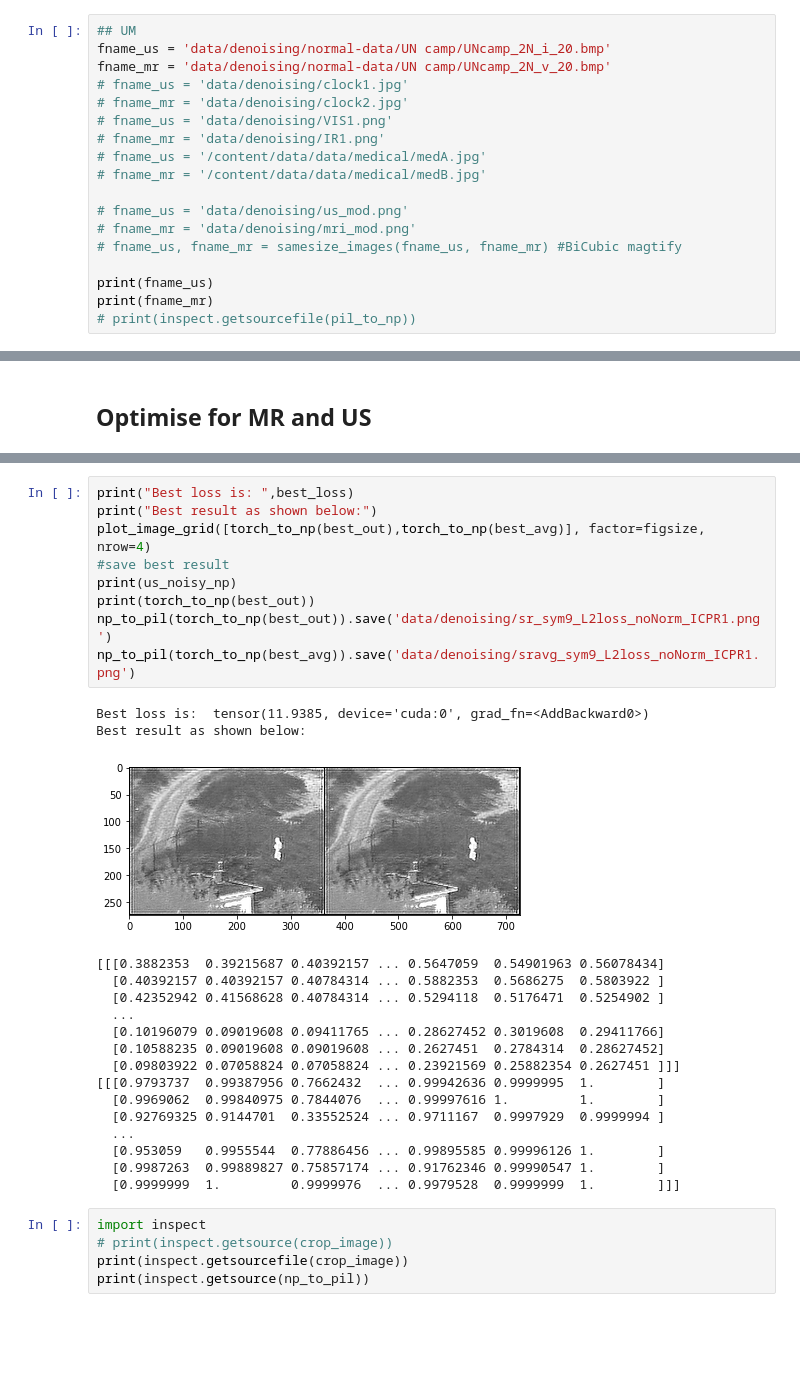
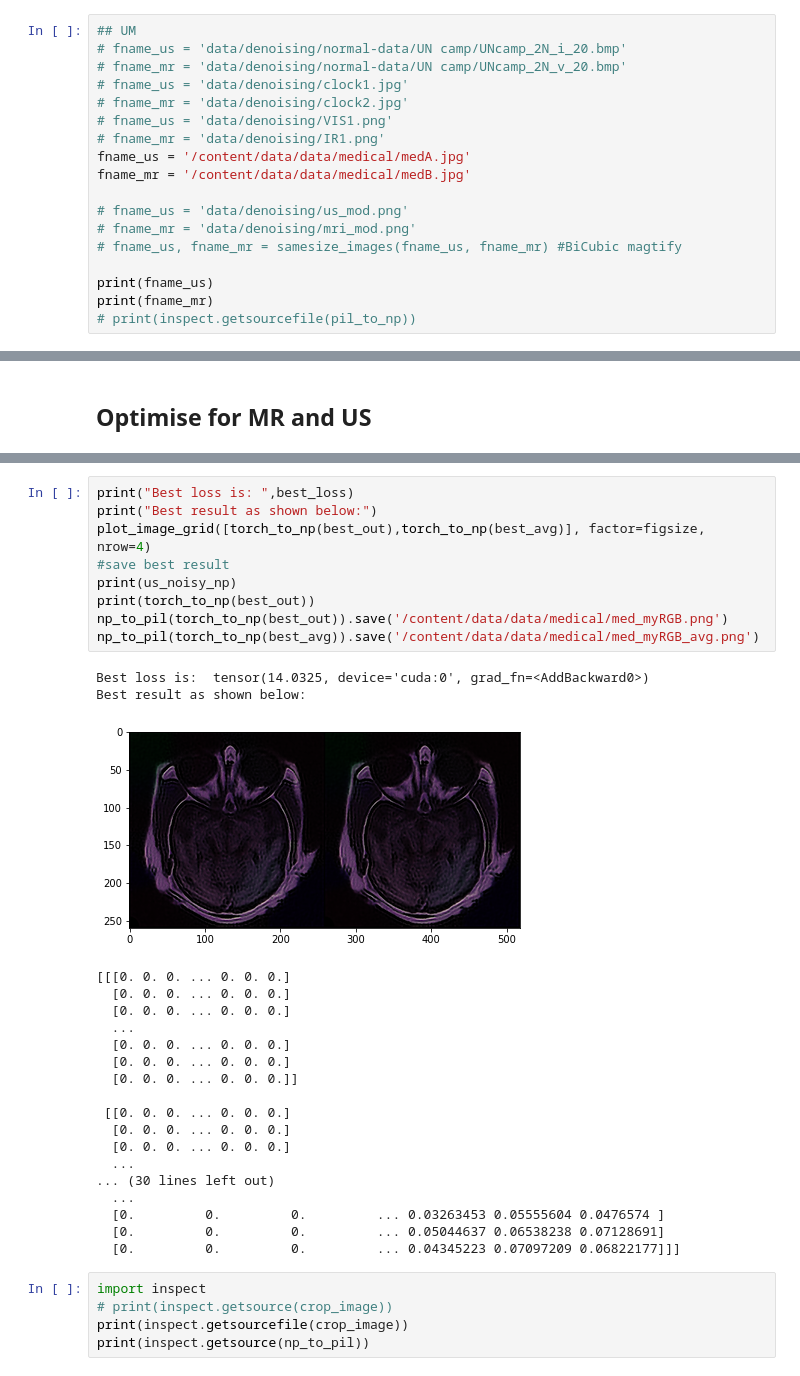
Before and after one commit to maxudong1993/deep-image-prior, a Jupyter notebook: sr_net_L2loss_noNorm_RGB.ipynb, the cells around one changed output, grey strips where cells are left out. Cells and saved outputs as stored; diff of their text form; blank space fills up the shorter version.

```diff
--- a/sr_net_L2loss_noNorm_RGB.ipynb
+++ b/sr_net_L2loss_noNorm_RGB.ipynb
@@ -82,14 +82,14 @@ sigma = 25
 sigma_ = sigma/255.
 # %%
 ## UM
-fname_us = 'data/denoising/normal-data/UN camp/UNcamp_2N_i_20.bmp'
-fname_mr = 'data/denoising/normal-data/UN camp/UNcamp_2N_v_20.bmp'
+# fname_us = 'data/denoising/normal-data/UN camp/UNcamp_2N_i_20.bmp'
+# fname_mr = 'data/denoising/normal-data/UN camp/UNcamp_2N_v_20.bmp'
 # fname_us = 'data/denoising/clock1.jpg'
 # fname_mr = 'data/denoising/clock2.jpg'
 # fname_us = 'data/denoising/VIS1.png'
 # fname_mr = 'data/denoising/IR1.png'
-# fname_us = '/content/data/data/medical/medA.jpg'
-# fname_mr = '/content/data/data/medical/medB.jpg'
+fname_us = '/content/data/data/medical/medA.jpg'
+fname_mr = '/content/data/data/medical/medB.jpg'
 
 # fname_us = 'data/denoising/us_mod.png'
 # fname_mr = 'data/denoising/mri_mod.png'
@@ -458,30 +473,33 @@ KeyboardInterrupt: ignored
 # %%
 print("Best loss is: ",best_loss)
 print("Best result as shown below:")
 plot_image_grid([torch_to_np(best_out),torch_to_np(best_avg)], factor=figsize, nrow=4)
 #save best result
 print(us_noisy_np)
 print(torch_to_np(best_out))
-np_to_pil(torch_to_np(best_out)).save('data/denoising/sr_sym9_L2loss_noNorm_ICPR1.png')
-np_to_pil(torch_to_np(best_avg)).save('data/denoising/sravg_sym9_L2loss_noNorm_ICPR1.png')
+np_to_pil(torch_to_np(best_out)).save('/content/data/data/medical/med_myRGB.png')
+np_to_pil(torch_to_np(best_avg)).save('/content/data/data/medical/med_myRGB_avg.png')
 # %% [output]
-Best loss is:  tensor(11.9385, device='cuda:0', grad_fn=<AddBackward0>)
+Best loss is:  tensor(14.0325, device='cuda:0', grad_fn=<AddBackward0>)
 Best result as shown below:
-[figure, old version]
+[figure, new version]
-[[[0.3882353  0.39215687 0.40392157 ... 0.5647059  0.54901963 0.56078434]
-  [0.40392157 0.40392157 0.40784314 ... 0.5882353  0.5686275  0.5803922 ]
-  [0.42352942 0.41568628 0.40784314 ... 0.5294118  0.5176471  0.5254902 ]
+[[[0. 0. 0. ... 0. 0. 0.]
+  [0. 0. 0. ... 0. 0. 0.]
+  [0. 0. 0. ... 0. 0. 0.]
   ...
-  [0.10196079 0.09019608 0.09411765 ... 0.28627452 0.3019608  0.29411766]
-  [0.10588235 0.09019608 0.09019608 ... 0.2627451  0.2784314  0.28627452]
-  [0.09803922 0.07058824 0.07058824 ... 0.23921569 0.25882354 0.2627451 ]]]
-[[[0.9793737  0.99387956 0.7662432  ... 0.99942636 0.9999995  1.        ]
-  [0.9969062  0.99840975 0.7844076  ... 0.99997616 1.         1.        ]
-  [0.92769325 0.9144701  0.33552524 ... 0.9711167  0.9997929  0.9999994 ]
+  [0. 0. 0. ... 0. 0. 0.]
+  [0. 0. 0. ... 0. 0. 0.]
+  [0. 0. 0. ... 0. 0. 0.]]
+
+ [[0. 0. 0. ... 0. 0. 0.]
+  [0. 0. 0. ... 0. 0. 0.]
+  [0. 0. 0. ... 0. 0. 0.]
   ...
-  [0.953059   0.9955544  0.77886456 ... 0.99895585 0.99996126 1.        ]
-  [0.9987263  0.99889827 0.75857174 ... 0.91762346 0.99990547 1.        ]
-  [0.9999999  1.         0.9999976  ... 0.9979528  0.9999999  1.        ]]]
+... (30 lines left out)
+  ...
+  [0.         0.         0.         ... 0.03263453 0.05555604 0.0476574 ]
+  [0.         0.         0.         ... 0.05044637 0.06538238 0.07128691]
+  [0.         0.         0.         ... 0.04345223 0.07097209 0.06822177]]]
 # %%
 import inspect
 # print(inspect.getsource(crop_image))
```
Also changed, not shown: parts of 7 cells of this notebook.
